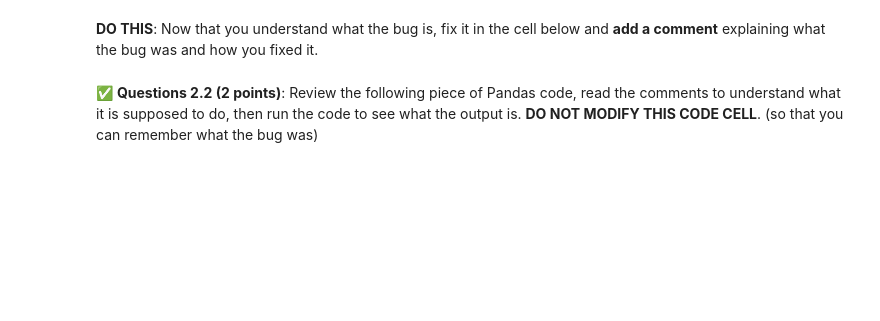
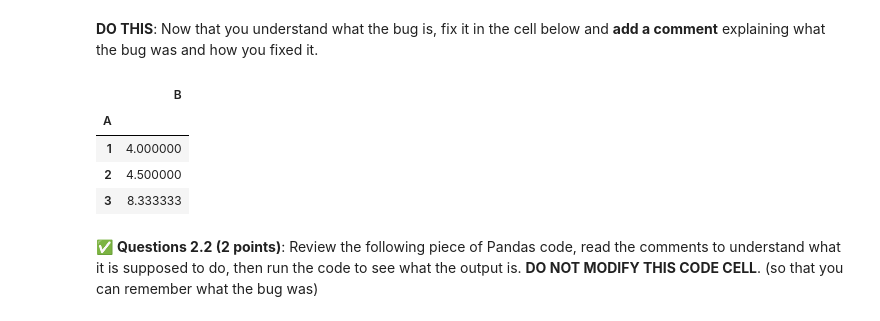
Before and after one commit to sarahhoogstraten/CMSE202-f23-turnin, a Jupyter notebook: hw-01/HW-01_GitPracticeDebuggingPythonPackagesAndClasses-SarahHoogstraten.ipynb, the cells around one changed output. Cells and saved outputs as stored; diff of their text form; code cells hidden in the pictures; blank space fills up the shorter version.

```diff
--- a/hw-01/HW-01_GitPracticeDebuggingPythonPackagesAndClasses-SarahHoogstraten.ipynb
+++ b/hw-01/HW-01_GitPracticeDebuggingPythonPackagesAndClasses-SarahHoogstraten.ipynb
@@ -213,3 +233,15 @@ If you need to write any code to explore the nature of the bug, please do so in
+# %%
+# Put your non-buggy code here
+df = pd.DataFrame({'A': [1, 2, 3, 2, 3, 3], 'B': [4, 5, 6, 4, 10, 9]})
+df.groupby(['A']).mean()
+#the bug was what was inside the parentheses following groupby - columns= is not an attribute of pandas groupby
+#I fixed it by removing the columns= and instead adding parentheses around 'A' to group the data by column A
+# %% [output]
+|  | B |
+| A |  |
+| 1 | 4.000000 |
+| 2 | 4.500000 |
+| 3 | 8.333333 |
 # %% [markdown]
 &#9989; **Questions 2.2 (2 points)**: Review the following piece of Pandas code, read the comments to understand what it is supposed to do, then run the code to see what the output is. **DO NOT MODIFY THIS CODE CELL**. (so that you can remember what the bug was)
 # %%
```
Also changed, not shown: parts of 25 cells of this notebook.
